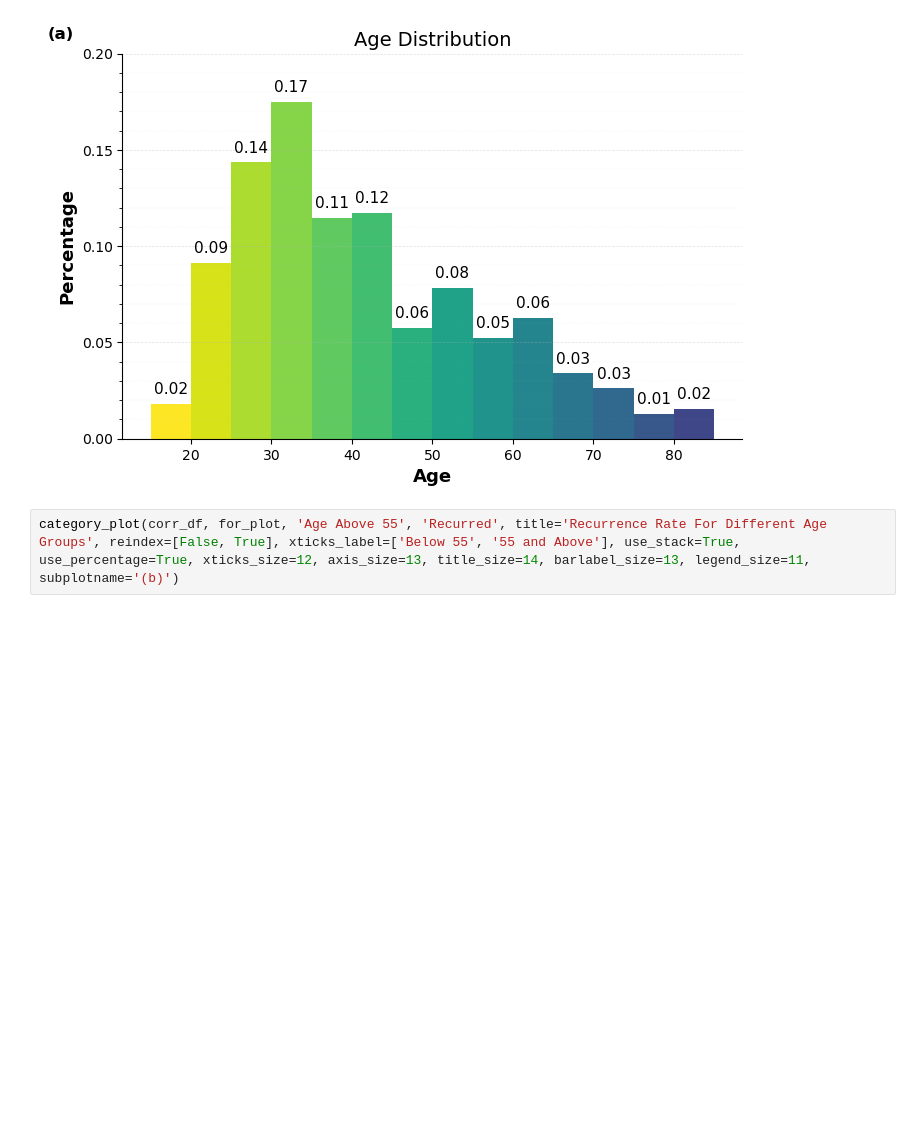
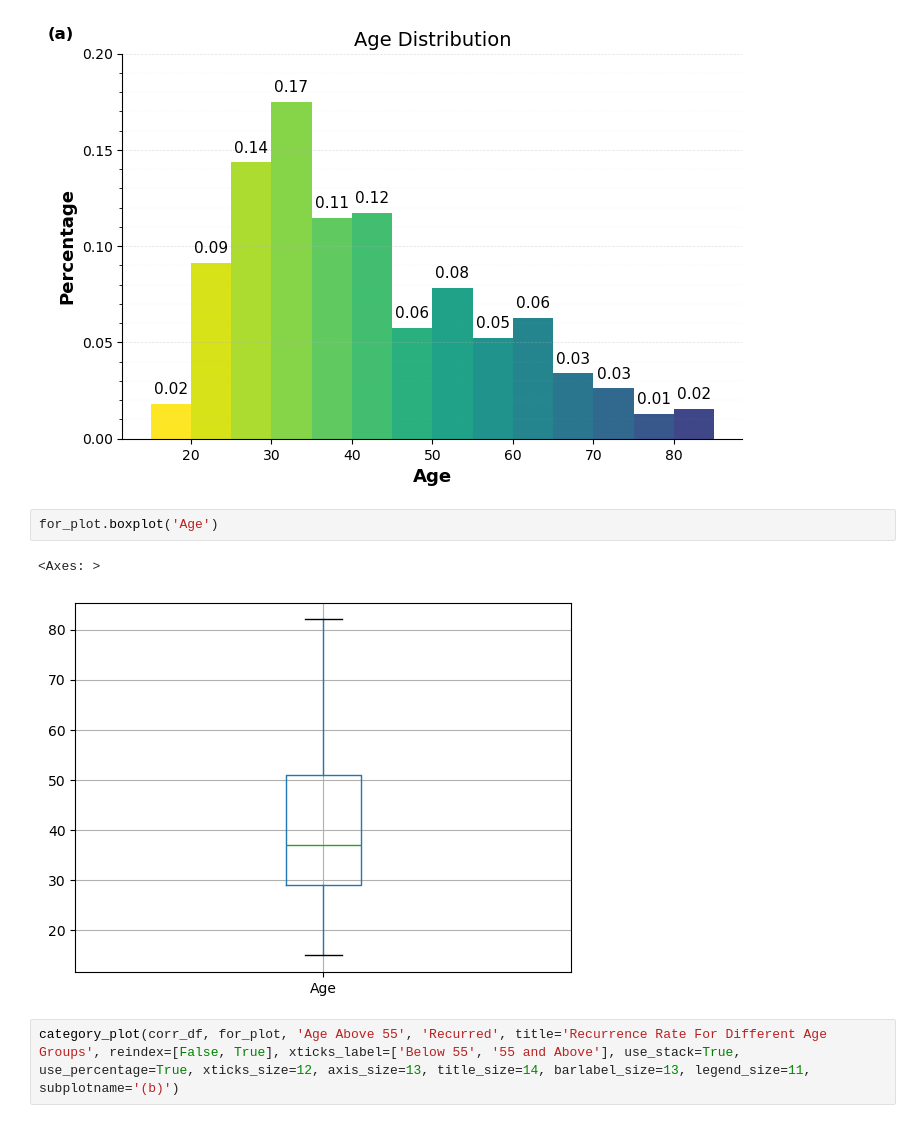
Before and after one commit to QY-Ver0/ELM-for-thyroid, a Jupyter notebook: data_analysis.ipynb, the cells around one changed output. Saved outputs shown, nothing was run; the diff lists cells and outputs as text; blank space fills up the shorter version.

```diff
--- a/data_analysis.ipynb
+++ b/data_analysis.ipynb
@@ -291,6 +293,11 @@ fig, ax1 = plt.subplots(nrows=1, ncols=1, figsize=(8,5))
 plot_hist(for_plot, 'Age', title='Age Distribution', bins=range(15,90,5), xaxis_scale=(10,5), yaxis_scale=(0.05,0.01), y_lim=(0,0.20), ax=ax1, cmap='viridis_r', use_percentage=True, xticks_size=12, axis_size=13, title_size=14, barlabel_size=11, subplotname='(a)')
 # %% [output]
 [figure]
+# %%
+for_plot.boxplot('Age')
+# %% [output]
+<Axes: >
+[figure, added]
 # %%
 category_plot(corr_df, for_plot, 'Age Above 55', 'Recurred', title='Recurrence Rate For Different Age Groups', reindex=[False, True], xticks_label=['Below 55', '55 and Above'], use_stack=True, use_percentage=True, xticks_size=12, axis_size=13, title_size=14, barlabel_size=13, legend_size=11, subplotname='(b)')
 # %% [output]
```
Also changed, not shown: parts of 6 cells of this notebook.
